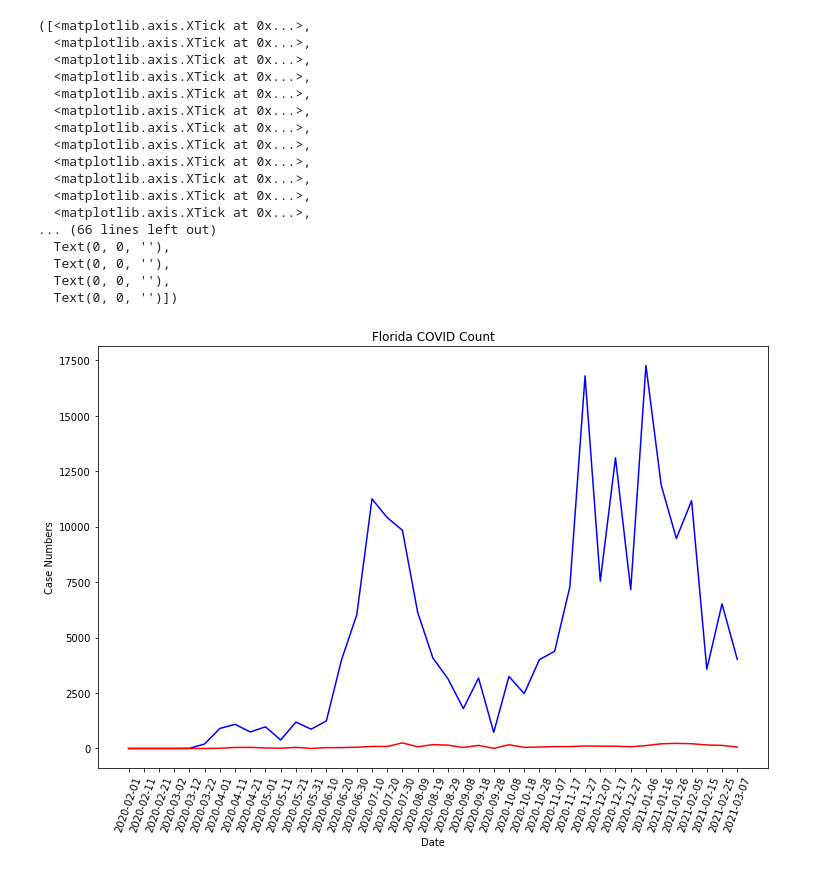
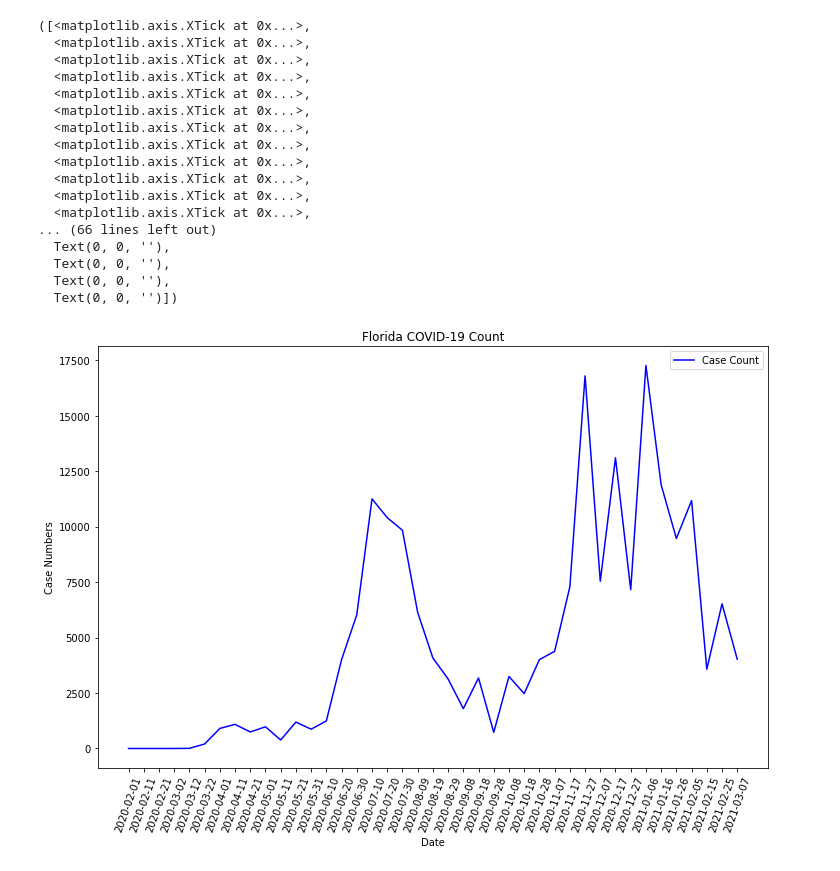
Before and after one commit to lguloy/Covid-Health-Trends, a Jupyter notebook: Florida.ipynb, the cells around one changed output. Drawn from its saved outputs; the diff is of its cells as text; code cells hidden in the pictures.

Commit message:
Florida data final

```diff
--- a/Florida.ipynb
+++ b/Florida.ipynb
@@ -96,5 +87,5 @@ New Deaths    404
 dtype: int64
 # %%
-#florida_data['Case count'] = florida_data['Case count'].astype(int)
+florida_data['Case Count'] = florida_data['Case Count'].astype(int)
 # %%
-florida_data['New Cases'] = florida_data['New Cases'].astype(int)
+florida_data['Death Count'] = florida_data['Death Count'].astype(int)
@@ -103,5 +92,3 @@ florida_data['New Cases'] = florida_data['New Cases'].astype(int)
-# %%
-florida_data['New Deaths'] = florida_data['New Deaths'].astype(int)
 # %%
 clean_df = florida_data [florida_data.index % 10 == 0]
 clean_df
@@ -171,34 +158,28 @@ See the caveats in the documentation: https://pandas.pydata.org/pandas-docs/stab
 | 400 | 2020-02-01 | 0 | 0 |
 # %%
 plt.figure(figsize=(12,7.75))
-#case_count = plt.plot(clean_df['Date'], clean_df.loc[:, 'Case count'], color="blue", label="Case count")
-New_cases = plt.plot(clean_df['Date'], clean_df.loc[:, 'New Cases'], color="blue", label="New Cases")
-#death_count = plt.plot(clean_df['Date'], clean_df.loc[:, 'Death count'], color="red", label="Death count")
-New_deaths = plt.plot(clean_df['Date'], clean_df.loc[:, 'New Deaths'], color="red", label="New Deaths")
-plt.ticklabel_format(useOffset=False, style = "plain", axis='y')
-
-
-plt.title("Florida COVID Count")
+Case_count = plt.plot(clean_df['Date'], clean_df.loc[:, 'Case Count'], color="blue", label="Case Count")
+plt.legend()
+plt.title("Florida COVID-19 Count")
 plt.xlabel("Date")
-#plt.ylabel("Case Numbers")
 plt.ylabel("Case Numbers")
 plt.xticks(list(clean_df['Date'].values),rotation=70)
 # %% [output]
 ([<matplotlib.axis.XTick at 0x...>,
   <matplotlib.axis.XTick at 0x...>,
   <matplotlib.axis.XTick at 0x...>,
   <matplotlib.axis.XTick at 0x...>,
   <matplotlib.axis.XTick at 0x...>,
   <matplotlib.axis.XTick at 0x...>,
   <matplotlib.axis.XTick at 0x...>,
   <matplotlib.axis.XTick at 0x...>,
   <matplotlib.axis.XTick at 0x...>,
   <matplotlib.axis.XTick at 0x...>,
   <matplotlib.axis.XTick at 0x...>,
   <matplotlib.axis.XTick at 0x...>,
 ... (66 lines left out)
   Text(0, 0, ''),
   Text(0, 0, ''),
   Text(0, 0, ''),
   Text(0, 0, '')])
-[figure, old version]
+[figure, new version]
```
Also changed, not shown: parts of 10 cells of this notebook.
